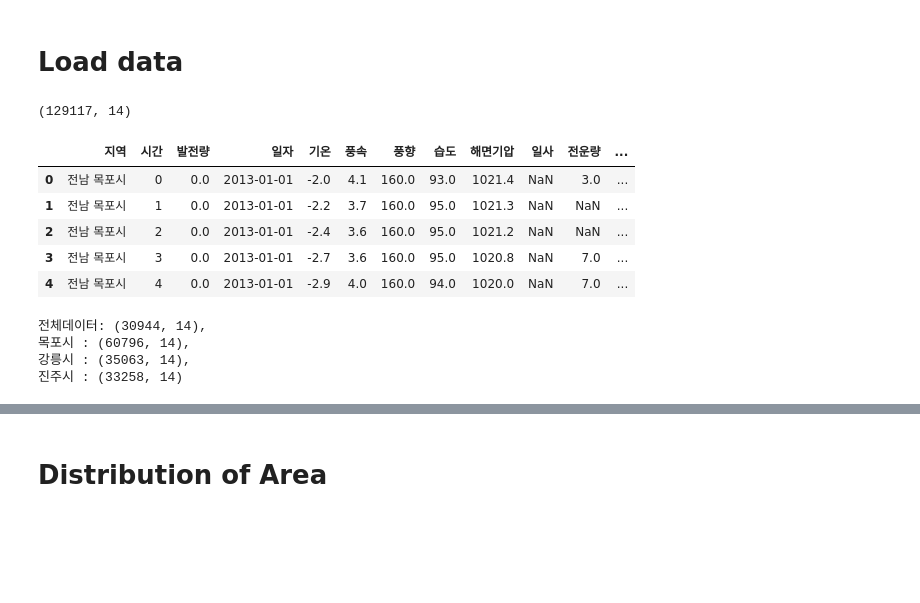
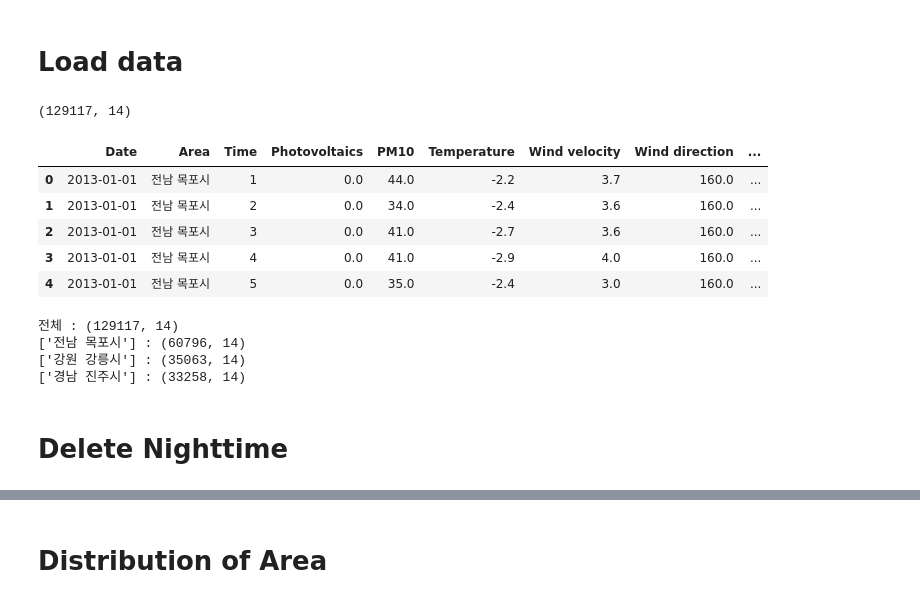
Before and after one commit to Hanchaeeun/SolarPower-Analysis, a Jupyter notebook: 04_preprocessing.ipynb, the cells around one changed output, grey strips where cells are left out. Cells and saved outputs as stored; diff of their text form; code cells hidden in the pictures; blank space fills up the shorter version.

```diff
--- a/04_preprocessing.ipynb
+++ b/04_preprocessing.ipynb
@@ -22,14 +12,14 @@ plt.rc('axes', unicode_minus=False)
 # %% [markdown]
 # Load data
 # %%
-df = pd.read_csv('/content/gdrive/MyDrive/SolarPower/DropColsData.csv') #상관관계 높은 열 제거한 데이터
+df = pd.read_csv('/content/gdrive/MyDrive/SolarPower/MappingData.csv')
 print(df.shape)
 df.head()
 # %% [output]
 (129117, 14)
-|  | 지역 | 시간 | 발전량 | 일자 | 기온 | 풍속 | 풍향 | 습도 | 해면기압 | 일사 | 전운량 | ... |
-| 0 | 전남 목포시 | 0 | 0.0 | 2013-01-01 | -2.0 | 4.1 | 160.0 | 93.0 | 1021.4 | NaN | 3.0 | ... |
-| 1 | 전남 목포시 | 1 | 0.0 | 2013-01-01 | -2.2 | 3.7 | 160.0 | 95.0 | 1021.3 | NaN | NaN | ... |
-| 2 | 전남 목포시 | 2 | 0.0 | 2013-01-01 | -2.4 | 3.6 | 160.0 | 95.0 | 1021.2 | NaN | NaN | ... |
-| 3 | 전남 목포시 | 3 | 0.0 | 2013-01-01 | -2.7 | 3.6 | 160.0 | 95.0 | 1020.8 | NaN | 7.0 | ... |
-| 4 | 전남 목포시 | 4 | 0.0 | 2013-01-01 | -2.9 | 4.0 | 160.0 | 94.0 | 1020.0 | NaN | 7.0 | ... |
+|  | Date | Area | Time | Photovoltaics | PM10 | Temperature | Wind velocity | Wind direction | ... |
+| 0 | 2013-01-01 | 전남 목포시 | 1 | 0.0 | 44.0 | -2.2 | 3.7 | 160.0 | ... |
+| 1 | 2013-01-01 | 전남 목포시 | 2 | 0.0 | 34.0 | -2.4 | 3.6 | 160.0 | ... |
+| 2 | 2013-01-01 | 전남 목포시 | 3 | 0.0 | 41.0 | -2.7 | 3.6 | 160.0 | ... |
+| 3 | 2013-01-01 | 전남 목포시 | 4 | 0.0 | 41.0 | -2.9 | 4.0 | 160.0 | ... |
+| 4 | 2013-01-01 | 전남 목포시 | 5 | 0.0 | 35.0 | -2.4 | 3.0 | 160.0 | ... |
@@ -46,8 +26,10 @@ def AreaSplit(data):
-# %%
-Jj_df, Mp_df, Gn_df = AreaSplit(df)
-print(f'전체데이터: {data.shape},\n목포시 : {Mp_df.shape},\n강릉시 : {Gn_df.shape},\n진주시 : {Jj_df.shape}')
-# %% [output]
-전체데이터: (30944, 14),
-목포시 : (60796, 14),
-강릉시 : (35063, 14),
-진주시 : (33258, 14)
+# %%
+area_list = ['전남 목포시', '강원 강릉시', '경남 진주시']
+Mp_df, Gn_df, Jj_df = Split_area(df, 'Area', area_list)
+# %% [output]
+전체 : (129117, 14)
+['전남 목포시'] : (60796, 14)
+['강원 강릉시'] : (35063, 14)
+['경남 진주시'] : (33258, 14)
+# %% [markdown]
+# Delete Nighttime
```
Also changed, not shown: parts of 63 cells of this notebook.
